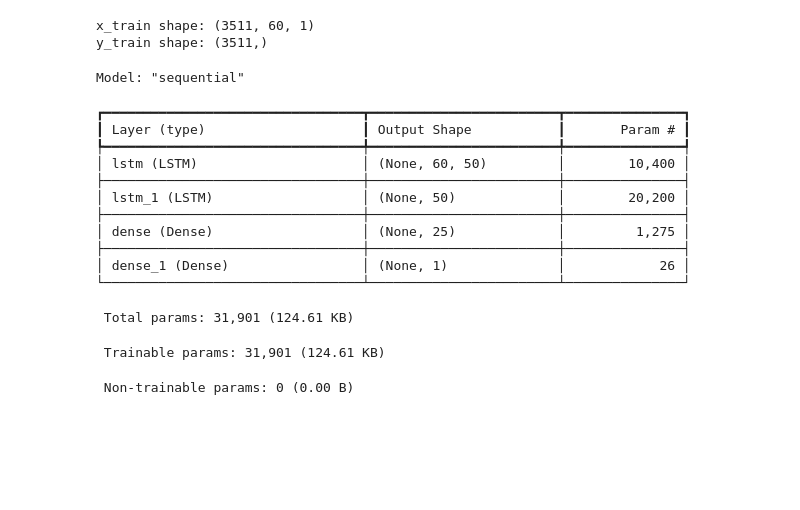
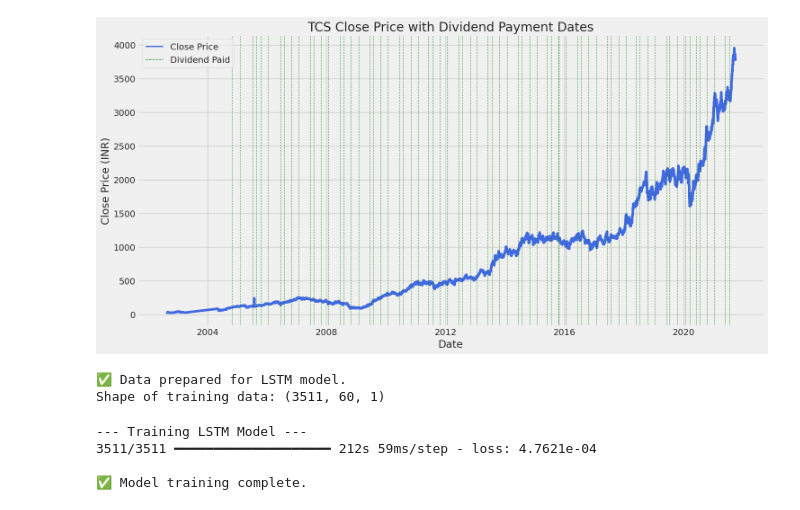
Before and after one commit to AbhiRajBajpai/Life-Expectancy-Predictions, a Jupyter notebook: TCS_Stock_Data.ipynb, the cells around one changed output. Saved outputs shown, nothing was run; the diff lists cells and outputs as text; code cells hidden in the pictures; blank space fills up the shorter version.

```diff
--- a/TCS_Stock_Data.ipynb
+++ b/TCS_Stock_Data.ipynb
@@ -73,51 +124,71 @@ Scaled data shape: (4463, 1)
+# %%
+# Plot the closing price from history_df
+plt.figure(figsize=(16, 8))
+plt.plot(history_df.index, history_df['Close'], label='TCS Close Price', color='royalblue')
+
+# Add vertical lines for each dividend payment date
+for date in dividends['Date']:
+    plt.axvline(x=date, color='green', linestyle='--', linewidth=0.8, alpha=0.7)
+
+plt.title('TCS Close Price with Dividend Payment Dates')
+plt.xlabel('Date')
+plt.ylabel('Close Price (INR)')
+# Create a custom legend entry for the dividend lines
+from matplotlib.lines import Line2D
+custom_lines = [Line2D([0], [0], color='royalblue', lw=2),
+                Line2D([0], [0], color='green', linestyle='--', lw=1)]
+plt.legend(custom_lines, ['Close Price', 'Dividend Paid'])
+plt.show()
+# %% [output]
+[figure, added]
 # %%
+# Create a new dataframe with only the 'Close' column
+data = history_df.filter(['Close'])
+dataset = data.values
+
+# Scale the data to be values between 0 and 1
+scaler = MinMaxScaler(feature_range=(0,1))
+scaled_data = scaler.fit_transform(dataset)
+
 # Create the training data set
+training_data_len = int(np.ceil(len(dataset) * .8))
 train_data = scaled_data[0:int(training_data_len), :]
+
 # Split the data into x_train and y_train data sets
 x_train = []
 y_train = []
-
 for i in range(60, len(train_data)):
     x_train.append(train_data[i-60:i, 0])
     y_train.append(train_data[i, 0])
 
-# Convert the x_train and y_train to numpy arrays
+# Convert x_train and y_train to numpy arrays
 x_train, y_train = np.array(x_train), np.array(y_train)
 
-# Reshape the data for the LSTM model (samples, timesteps, features)
+# Reshape the data for the LSTM model [samples, time steps, features]
 x_train = np.reshape(x_train, (x_train.shape[0], x_train.shape[1], 1))
 
-print(f"x_train shape: {x_train.shape}")
-print(f"y_train shape: {y_train.shape}")
+print("✅ Data prepared for LSTM model.")
+print(f"Shape of training data: {x_train.shape}")
 # %% [output]
-x_train shape: (3511, 60, 1)
-y_train shape: (3511,)
+✅ Data prepared for LSTM model.
+Shape of training data: (3511, 60, 1)
 # %%
-# Build the LSTM Model
+# Build the LSTM model
 model = Sequential()
-model.add(LSTM(50, return_sequences=True, input_shape=(x_train.shape[1], 1)))
-model.add(LSTM(50, return_sequences=False))
+model.add(LSTM(128, return_sequences=True, input_shape=(x_train.shape[1], 1)))
+model.add(LSTM(64, return_sequences=False))
 model.add(Dense(25))
 model.add(Dense(1))
 
 # Compile the model
 model.compile(optimizer='adam', loss='mean_squared_error')
 
-# Display model summary
-model.summary()
+# Train the model
+print("--- Training LSTM Model ---")
+model.fit(x_train, y_train, batch_size=1, epochs=1) # Using 1 epoch for quick training
+print("\n✅ Model training complete.")
 # %% [output]
-Model: "sequential"
+--- Training LSTM Model ---
+3511/3511 ━━━━━━━━━━━━━━━━━━━━ 212s 59ms/step - loss: 4.7621e-04
+
+✅ Model training complete.
-┏━━━━━━━━━━━━━━━━━━━━━━━━━━━━━━━━━┳━━━━━━━━━━━━━━━━━━━━━━━━┳━━━━━━━━━━━━━━━┓
-┃ Layer (type)                    ┃ Output Shape           ┃       Param # ┃
-┡━━━━━━━━━━━━━━━━━━━━━━━━━━━━━━━━━╇━━━━━━━━━━━━━━━━━━━━━━━━╇━━━━━━━━━━━━━━━┩
-│ lstm (LSTM)                     │ (None, 60, 50)         │        10,400 │
-├─────────────────────────────────┼────────────────────────┼───────────────┤
-│ lstm_1 (LSTM)                   │ (None, 50)             │        20,200 │
-├─────────────────────────────────┼────────────────────────┼───────────────┤
-│ dense (Dense)                   │ (None, 25)             │         1,275 │
-├─────────────────────────────────┼────────────────────────┼───────────────┤
-│ dense_1 (Dense)                 │ (None, 1)              │            26 │
-└─────────────────────────────────┴────────────────────────┴───────────────┘
- Total params: 31,901 (124.61 KB)
- Trainable params: 31,901 (124.61 KB)
- Non-trainable params: 0 (0.00 B)
```
Also changed, not shown: parts of 14 cells of this notebook.
